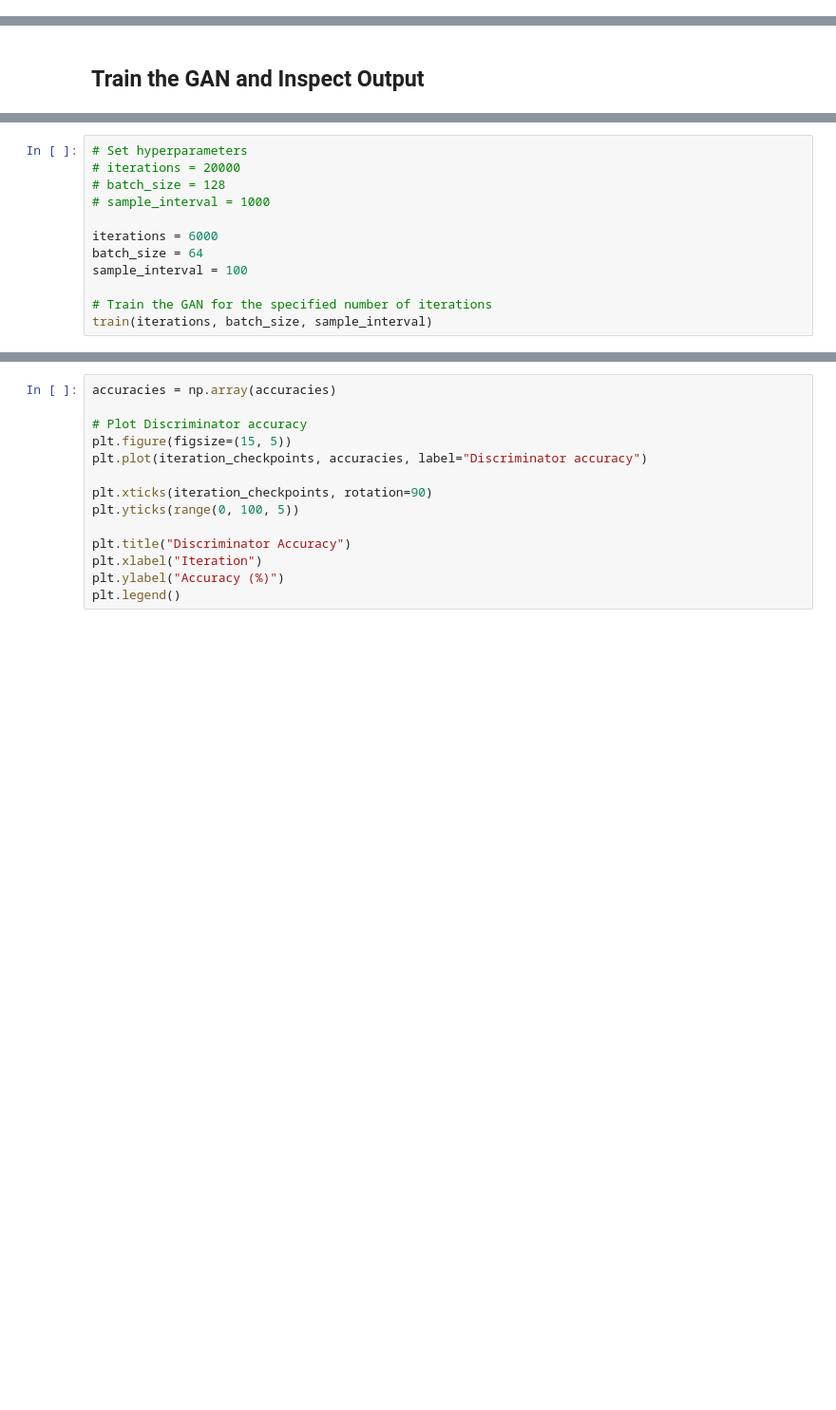
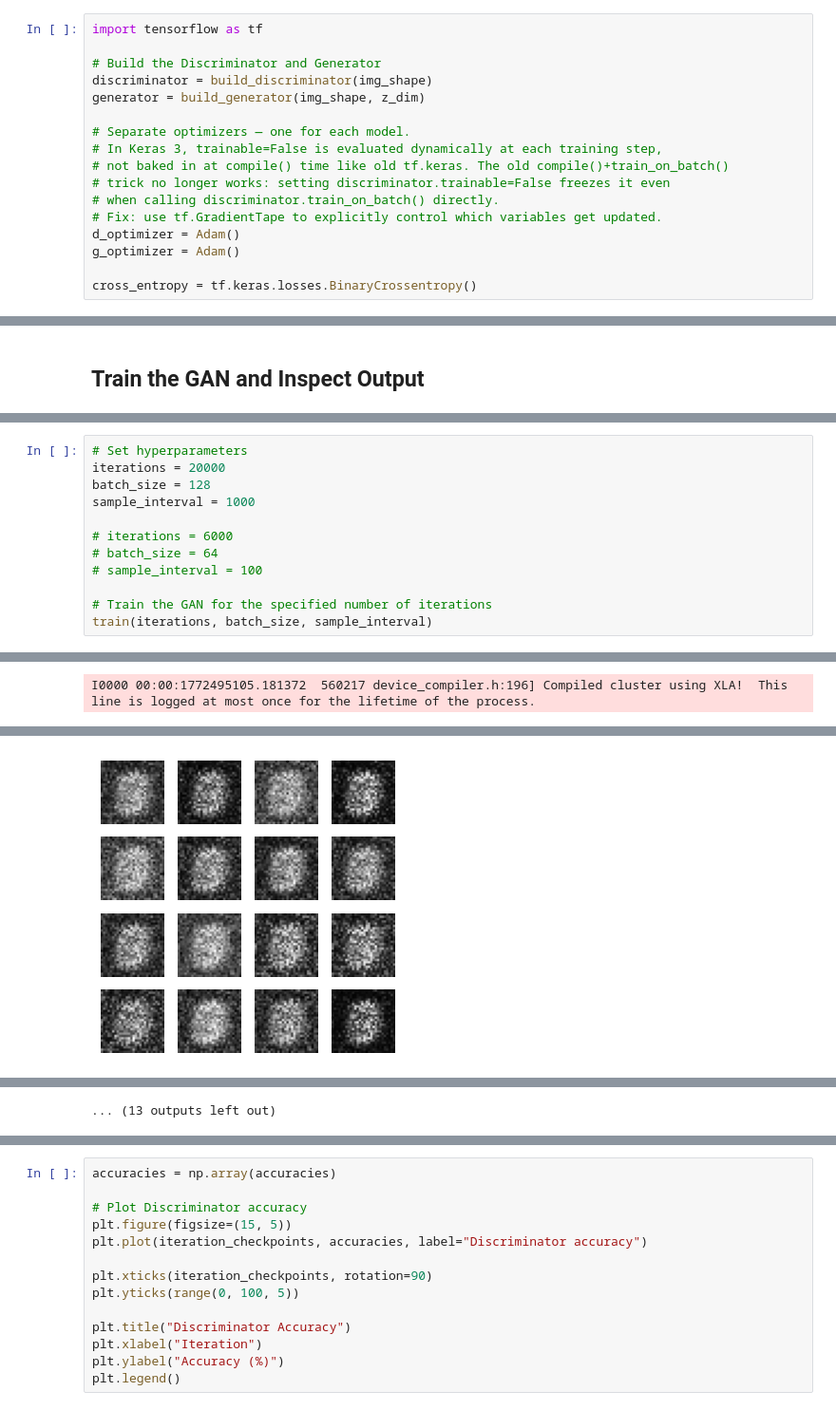
Before and after one commit to changsung01/gans-in-action, a Jupyter notebook: chapter-3/Chapter_3_GAN.ipynb, the cells around one changed output, grey strips where cells are left out. Shown at 95% size. Cells and saved outputs as stored; diff of their text form; blank space fills up the shorter version.

Commit message:
align to keras3

```diff
--- a/chapter-3/Chapter_3_GAN.ipynb
+++ b/chapter-3/Chapter_3_GAN.ipynb
@@ -97,2 +71,19 @@ gan.compile(loss='binary_crossentropy', optimizer=Adam())
+# %%
+import tensorflow as tf
+
+# Build the Discriminator and Generator
+discriminator = build_discriminator(img_shape)
+generator = build_generator(img_shape, z_dim)
+
+# Separate optimizers — one for each model.
+# In Keras 3, trainable=False is evaluated dynamically at each training step,
+# not baked in at compile() time like old tf.keras. The old compile()+train_on_batch()
+# trick no longer works: setting discriminator.trainable=False freezes it even
+# when calling discriminator.train_on_batch() directly.
+# Fix: use tf.GradientTape to explicitly control which variables get updated.
+d_optimizer = Adam()
+g_optimizer = Adam()
+
+cross_entropy = tf.keras.losses.BinaryCrossentropy()
 # %% [markdown]
 ## Training
@@ -193,12 +209,12 @@ Note that the `'Discrepancy between trainable weights and collected trainable'`
 # %%
 # Set hyperparameters
-# iterations = 20000
-# batch_size = 128
-# sample_interval = 1000
+iterations = 20000
+batch_size = 128
+sample_interval = 1000
 
-iterations = 6000
-batch_size = 64
-sample_interval = 100
+# iterations = 6000
+# batch_size = 64
+# sample_interval = 100
 
 # Train the GAN for the specified number of iterations
 train(iterations, batch_size, sample_interval)
@@ -227,0 +228 @@ I0000 00:00:1772422072.593038  261034 device_compiler.h:186] Compiled cluster us
+I0000 00:00:1772495105.181372  560217 device_compiler.h:196] Compiled cluster using XLA!  This line is logged at most once for the lifetime of the process.
@@ -227,0 +246 @@ I0000 00:00:1772422072.593038  261034 device_compiler.h:186] Compiled cluster us
+[figure, added]
@@ -228,3 +253,4 @@ I0000 00:00:1772422072.593038  261034 device_compiler.h:186] Compiled cluster us
+... (13 outputs left out)
 # %%
 losses = np.array(losses)
 
```
Also changed, not shown: parts of 9 cells of this notebook, 1 other file.
